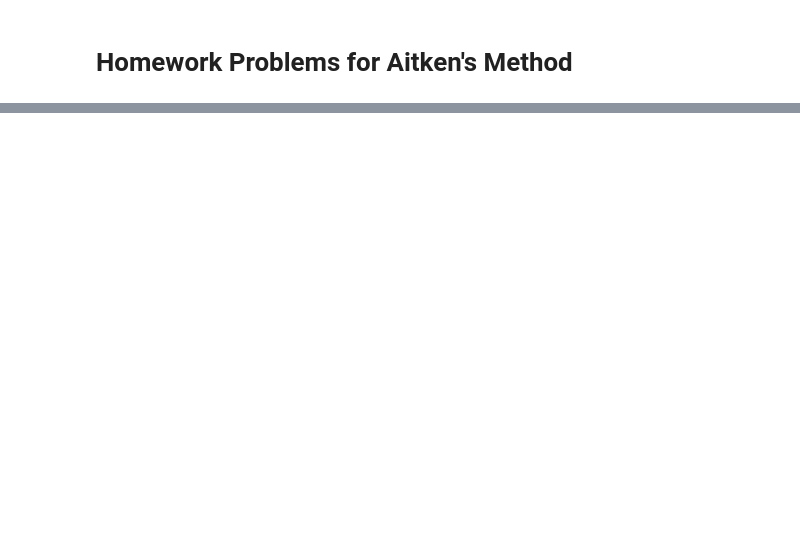
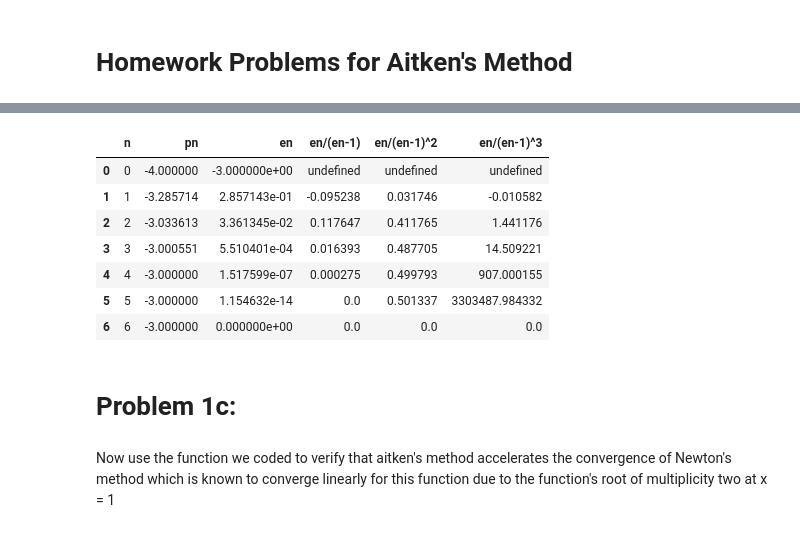
Before and after one commit to mnocerino23/Numerical-Analysis, a Jupyter notebook: 166_finalproject.ipynb, the cells around one changed output, grey strips where cells are left out. Saved outputs shown, nothing was run; the diff lists cells and outputs as text; code cells hidden in the pictures; blank space fills up the shorter version.

```diff
--- a/166_finalproject.ipynb
+++ b/166_finalproject.ipynb
@@ -112,0 +93,2 @@ Steffensen's Method sequence:  [1.365265224, 1.3652300134]
+# %%
+table2 = pd.DataFrame(columns = ['n', 'pn','en', 'en/(en-1)', 'en/(en-1)^2', 'en/(en-1)^3'])
@@ -112,0 +102,37 @@ Steffensen's Method sequence:  [1.365265224, 1.3652300134]
+# %%
+for i in range(6):
+  col1.append(i+1)
+  p_previous = col2[-1]
+  #each iteration of Newton's method performed by the next_p line
+  next_p = p_previous - (f(p_previous)/fprime(p_previous))
+  col2.append(next_p)
+
+  #accepted value of this root is x = 1
+  error = abs((-3)-next_p)
+  previous_error = col3[-1]
+
+  col3.append(error)
+  col4.append(error/previous_error)
+  col5.append((error)/(previous_error**2))
+  col6.append((error)/((previous_error**3)))
+
+#populate the table
+table2['n'] = col1
+table2['pn'] = col2
+table2['en'] = col3
+table2['en/(en-1)'] = col4
+table2['en/(en-1)^2'] = col5
+table2['en/(en-1)^3'] = col6
+# %%
+table2
+# %% [output]
+|  | n | pn | en | en/(en-1) | en/(en-1)^2 | en/(en-1)^3 |
+| 0 | 0 | -4.000000 | -3.000000e+00 | undefined | undefined | undefined |
+| 1 | 1 | -3.285714 | 2.857143e-01 | -0.095238 | 0.031746 | -0.010582 |
+| 2 | 2 | -3.033613 | 3.361345e-02 | 0.117647 | 0.411765 | 1.441176 |
+| 3 | 3 | -3.000551 | 5.510401e-04 | 0.016393 | 0.487705 | 14.509221 |
+| 4 | 4 | -3.000000 | 1.517599e-07 | 0.000275 | 0.499793 | 907.000155 |
+| 5 | 5 | -3.000000 | 1.154632e-14 | 0.0 | 0.501337 | 3303487.984332 |
+| 6 | 6 | -3.000000 | 0.000000e+00 | 0.0 | 0.0 | 0.0 |
+# %% [markdown]
+# Problem 1c:
@@ -112,0 +165,2 @@ Steffensen's Method sequence:  [1.365265224, 1.3652300134]
+# %% [markdown]
+Now use the function we coded to verify that aitken's method accelerates the convergence of Newton's method which is known to converge linearly for this function due to the function's root of multiplicity two at x = 1
```
Also changed, not shown: parts of 45 cells of this notebook.
